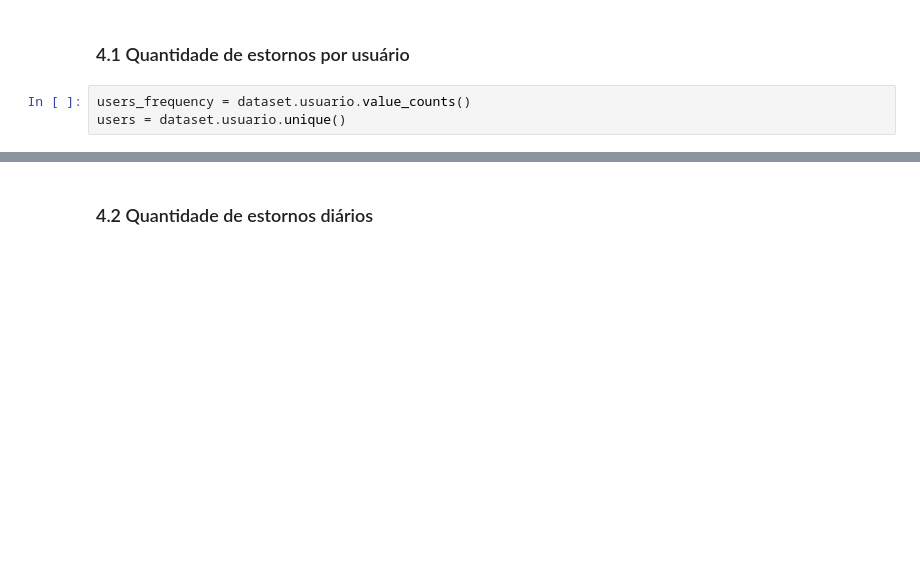
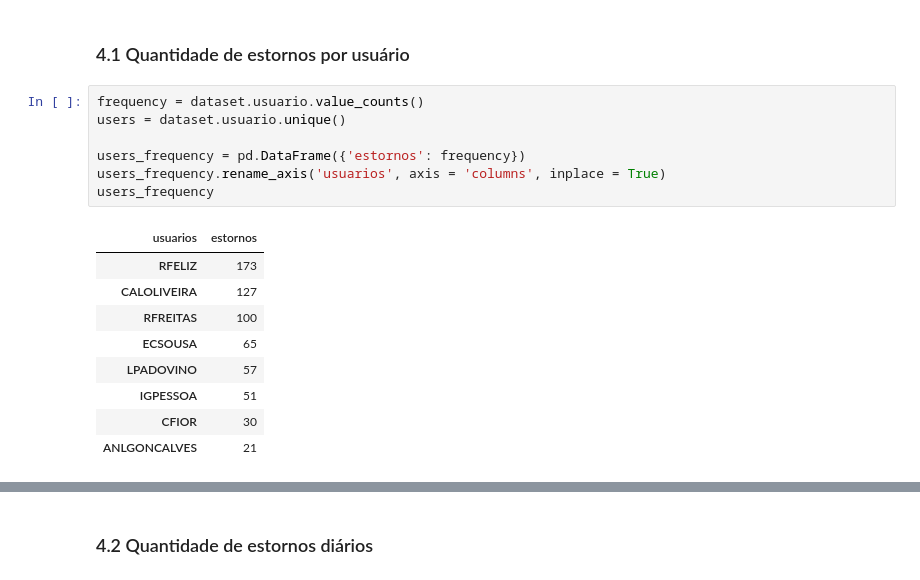
Before and after one commit to strawndri/slaviero-suct-data-analysis, a Jupyter notebook: Notebooks/refunds.ipynb, the cells around one changed output, grey strips where cells are left out. Cells and saved outputs as stored; diff of their text form; blank space fills up the shorter version.

```diff
--- a/Notebooks/refunds.ipynb
+++ b/Notebooks/refunds.ipynb
@@ -120,6 +145,20 @@ def set_lineplot(x, y, xlabel, ylabel, title):
 # %% [markdown]
 ### 4.1 Quantidade de estornos por usuário
 # %%
-users_frequency = dataset.usuario.value_counts()
+frequency = dataset.usuario.value_counts()
 users = dataset.usuario.unique()
+
+users_frequency = pd.DataFrame({'estornos': frequency})
+users_frequency.rename_axis('usuarios', axis = 'columns', inplace = True)
+users_frequency
+# %% [output]
+| usuarios | estornos |
+| RFELIZ | 173 |
+| CALOLIVEIRA | 127 |
+| RFREITAS | 100 |
+| ECSOUSA | 65 |
+| LPADOVINO | 57 |
+| IGPESSOA | 51 |
+| CFIOR | 30 |
+| ANLGONCALVES | 21 |
 # %%
```
Also changed, not shown: parts of 18 cells of this notebook.
